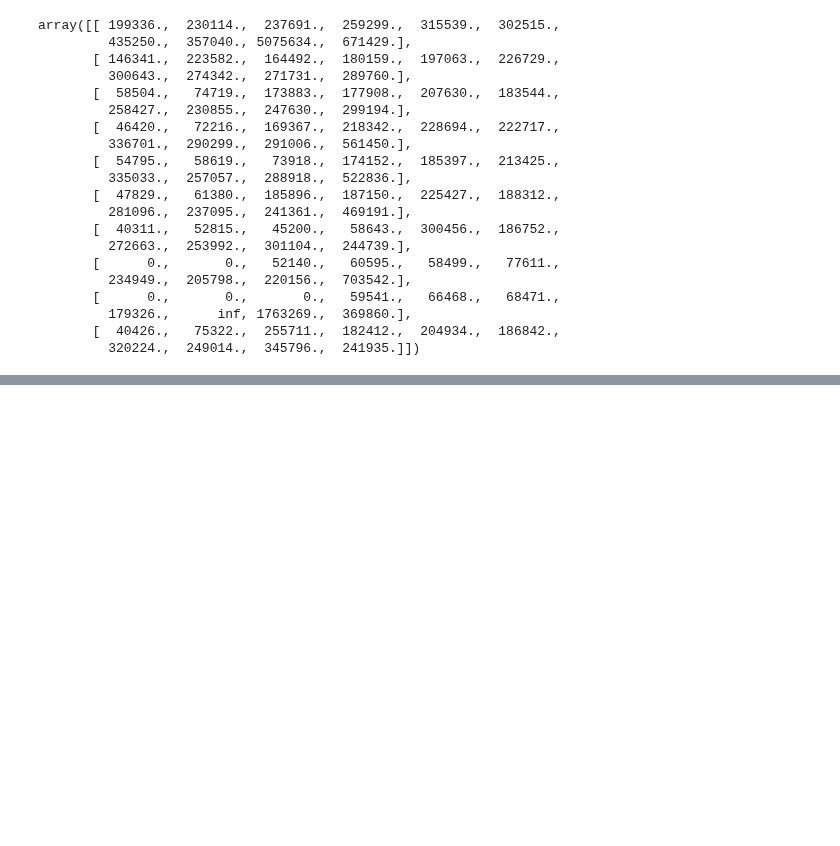
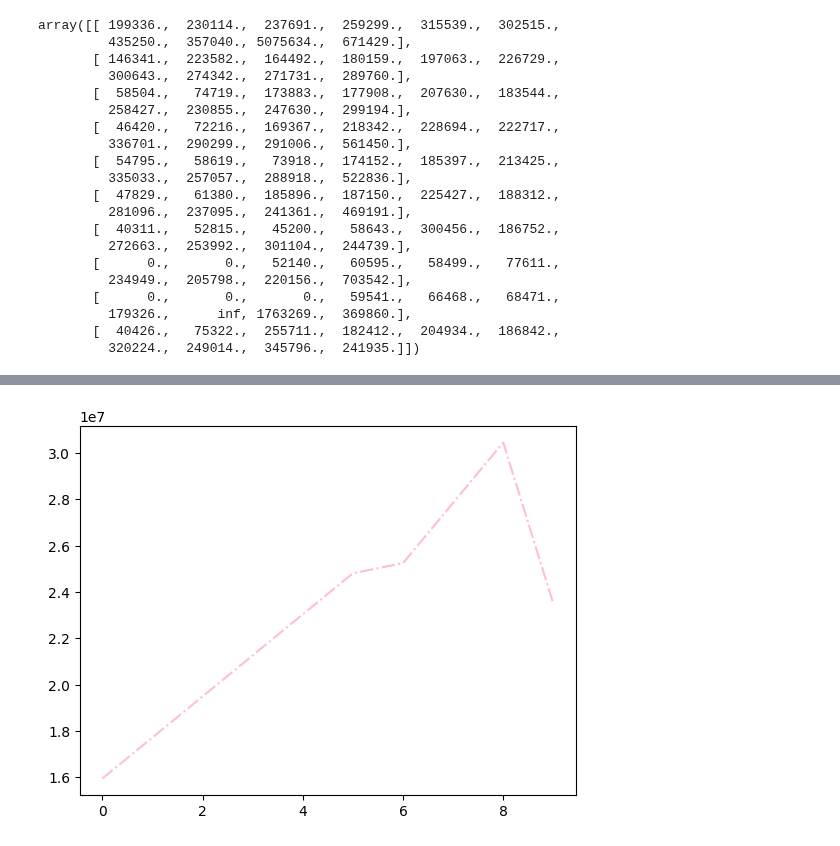
Before and after one commit to corpsedust/NareshIT, a Jupyter notebook: DailyClassroomNotes/6th Feb.ipynb, the cells around one changed output, grey strips where cells are left out. Drawn from its saved outputs; the diff is of its cells as text; code cells hidden in the pictures; blank space fills up the shorter version.

```diff
--- a/DailyClassroomNotes/6th Feb.ipynb
+++ b/DailyClassroomNotes/6th Feb.ipynb
@@ -254,0 +284,5 @@ array([[ 199336.,  230114.,  237691.,  259299.,  315539.,  302515.,
+# %%
+plt.plot(Salary[0], ls = "-.", color = "Pink")
+plt.show()
+# %% [output]
+[figure, added]
```
Also changed, not shown: parts of 10 cells of this notebook.
